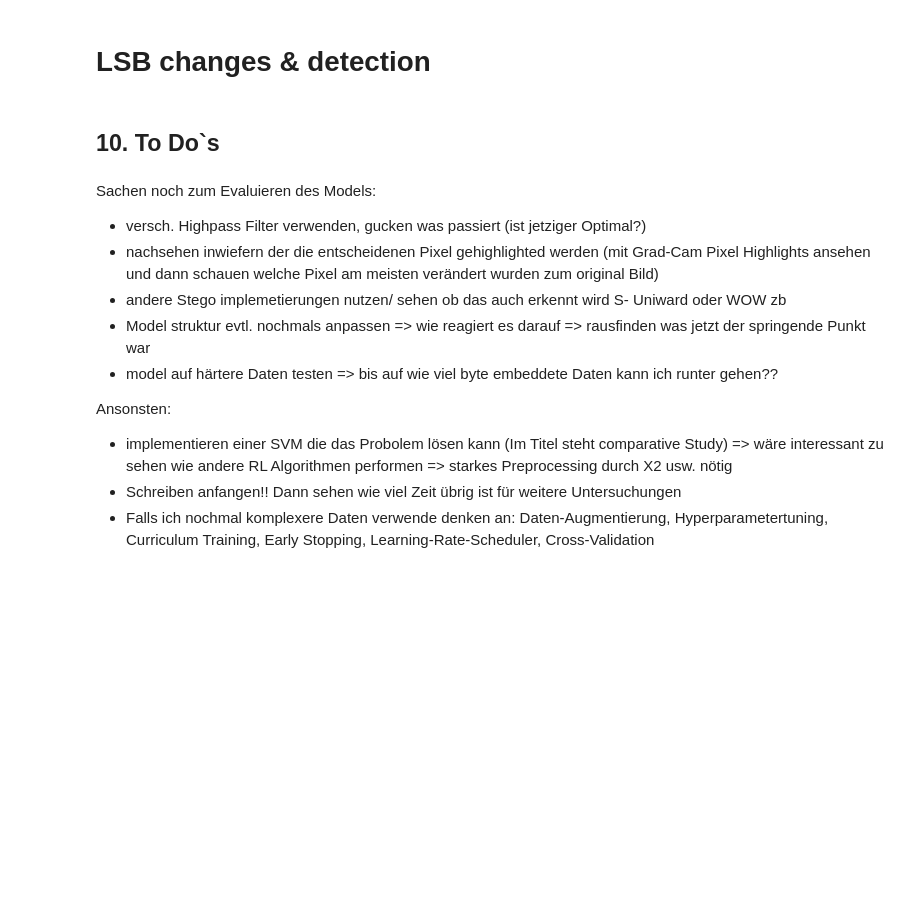
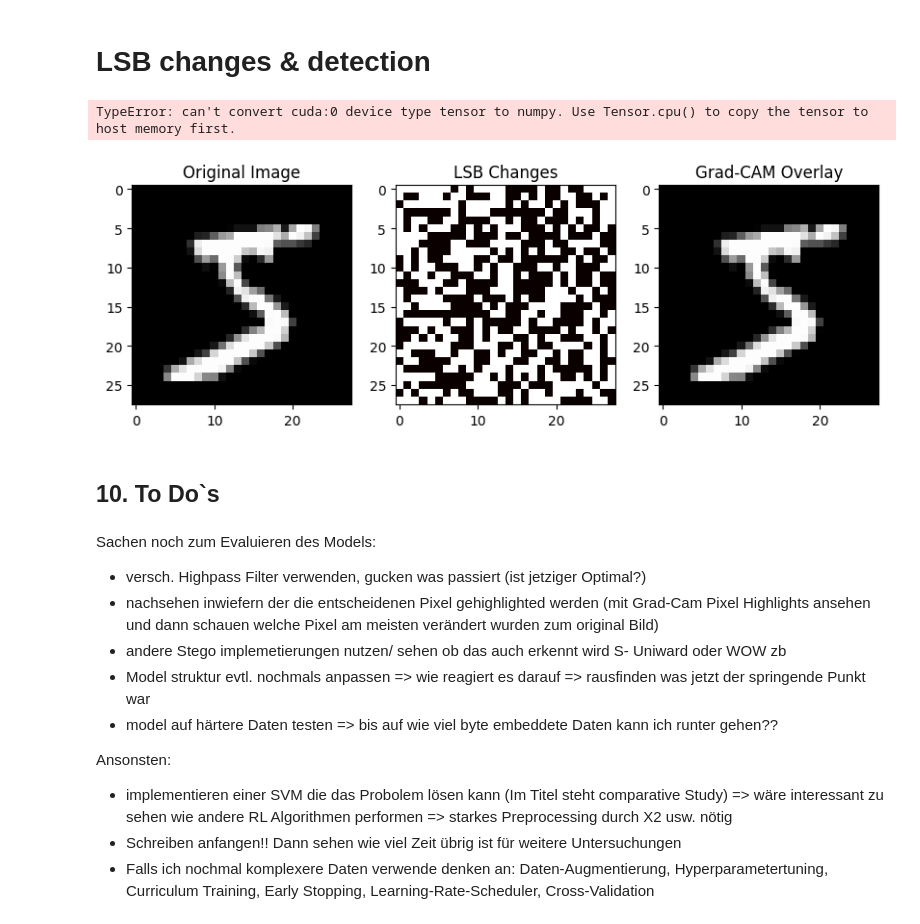
Before and after one commit to flavorhor/Bachelorarbeit, a Jupyter notebook: LSB/28x28LCNNcopy.ipynb, the cells around one changed output. Cells and saved outputs as stored; diff of their text form; code cells hidden in the pictures; blank space fills up the shorter version.

```diff
--- a/LSB/28x28LCNNcopy.ipynb
+++ b/LSB/28x28LCNNcopy.ipynb
@@ -417,34 +454,54 @@ def detect_lsb_changes(original, stego):
     original = np.array(original, dtype=np.uint8)
     stego = np.array(stego, dtype=np.uint8)
 
+    # Prüfe, ob die Dimensionen übereinstimmen
+    if original.shape != stego.shape:
+        raise ValueError(f"Dimension mismatch: {original.shape} vs {stego.shape}")
+
     # Extrahiere die LSBs
     lsb_original = original & 1
     lsb_stego = stego & 1
 
     # Vergleiche LSBs
     changes = lsb_original != lsb_stego
-    return changes
+    return changes.astype(int)  # Konvertiere zu 1/0 für Visualisierung
+
+
+#print(detect_lsb_changes(image_orig, image_stego))
 # %%
 def overlay_heatmap(image, lsb_changes, grad_cam_map):
+
+
+    # Grad-CAM Map verarbeiten: GPU → CPU → NumPy
+    if isinstance(grad_cam_map, torch.Tensor):
+        grad_cam_map = grad_cam_map.squeeze()  # Entfernt unnötige Dimensionen
+        grad_cam_map = grad_cam_map.cpu().numpy()  # Verschiebe zur CPU und konvertiere zu NumPy
+
     plt.figure(figsize=(10, 5))
 
     # Originalbild
     plt.subplot(1, 3, 1)
     plt.title("Original Image")
     plt.imshow(image, cmap='gray')
 
     # LSB-Änderungen
     plt.subplot(1, 3, 2)
     plt.title("LSB Changes")
     plt.imshow(lsb_changes, cmap='hot')
 
     # Grad-CAM Overlay
     plt.subplot(1, 3, 3)
     plt.title("Grad-CAM Overlay")
     plt.imshow(image, cmap='gray')
     plt.imshow(grad_cam_map, cmap='jet', alpha=0.5)
 
     plt.show()
+
+
+overlay_heatmap(image_orig, detect_lsb_changes(image_orig, image_stego), activation_map)
+# %% [output]
+TypeError: can't convert cuda:0 device type tensor to numpy. Use Tensor.cpu() to copy the tensor to host memory first.
+[figure, added]
 # %% [markdown]
 ## 10. To Do`s
 # %% [markdown]
```
Also changed, not shown: parts of 8 cells of this notebook, 1 other file.
